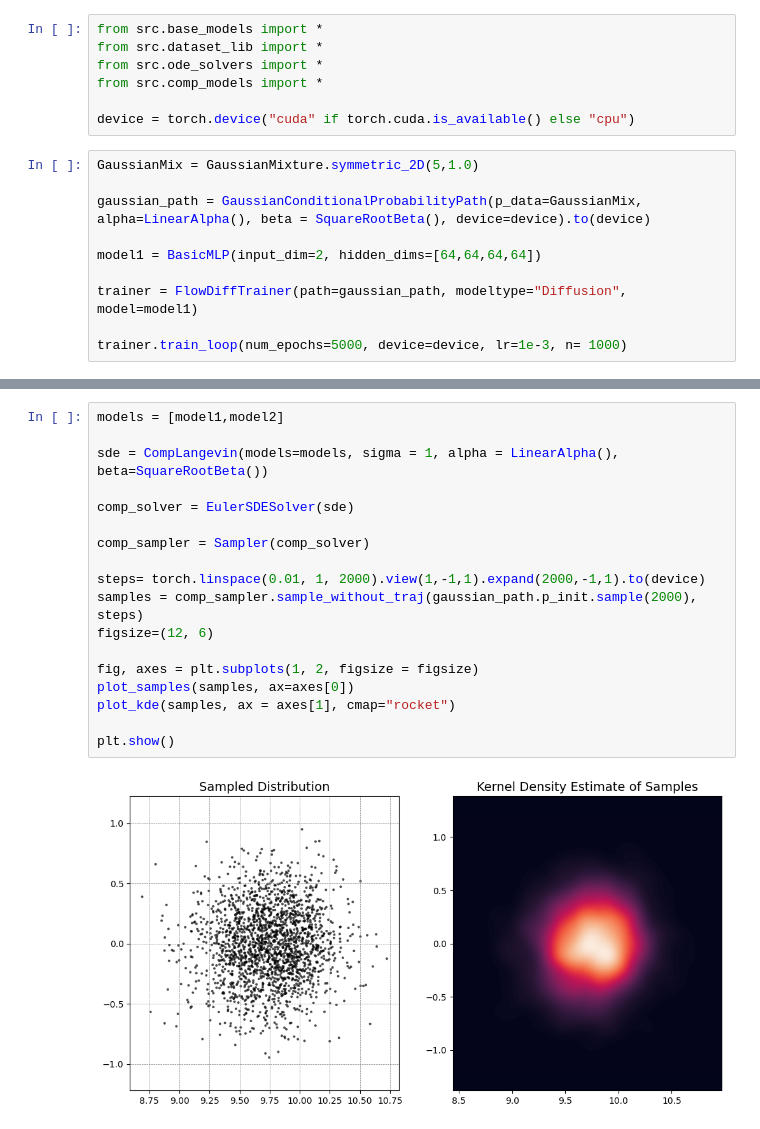
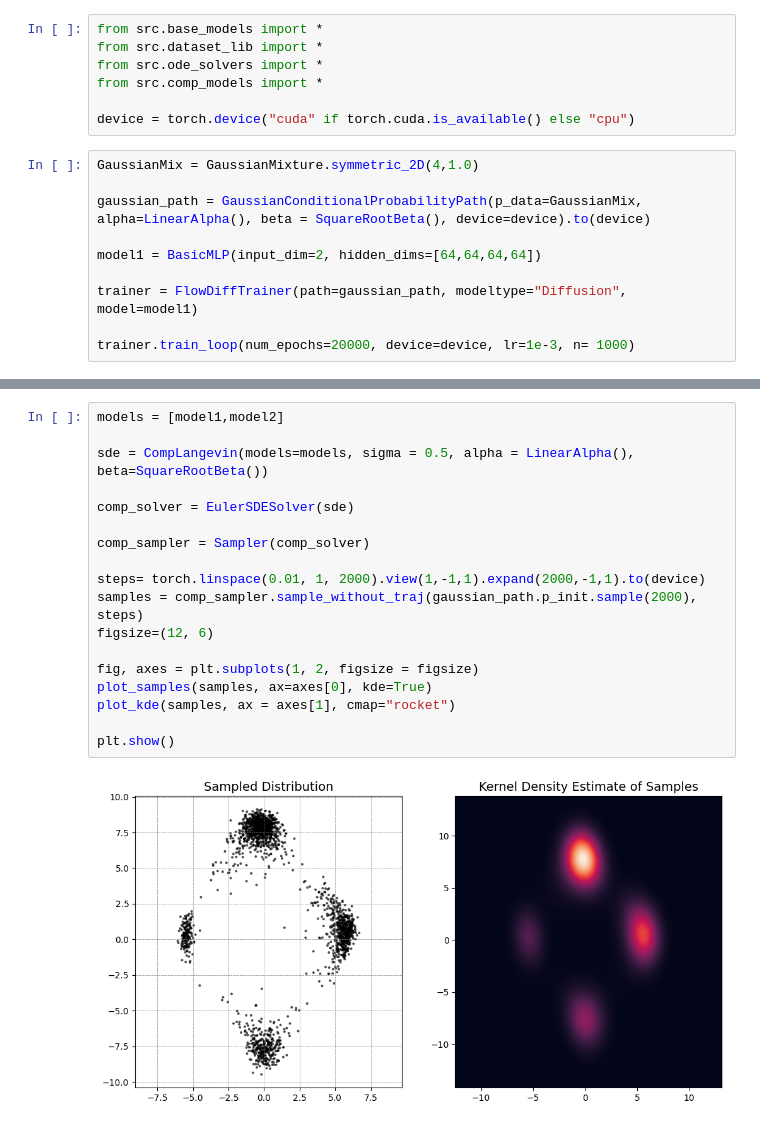
Before and after one commit to Mullerio/Compostional-Generative-Models, a Jupyter notebook: testBasic.ipynb, the cells around one changed output, grey strips where cells are left out. Cells and saved outputs as stored; diff of their text form.

```diff
--- a/testBasic.ipynb
+++ b/testBasic.ipynb
@@ -6,7 +6,7 @@ from src.comp_models import *
 
 device = torch.device("cuda" if torch.cuda.is_available() else "cpu")
 # %%
-GaussianMix = GaussianMixture.symmetric_2D(5,1.0)
+GaussianMix = GaussianMixture.symmetric_2D(4,1.0)
 
 gaussian_path = GaussianConditionalProbabilityPath(p_data=GaussianMix, alpha=LinearAlpha(), beta = SquareRootBeta(), device=device).to(device)
 
@@ -14,5 +14,5 @@ model1 = BasicMLP(input_dim=2, hidden_dims=[64,64,64,64])
 
 trainer = FlowDiffTrainer(path=gaussian_path, modeltype="Diffusion", model=model1)
 
-trainer.train_loop(num_epochs=5000, device=device, lr=1e-3, n= 1000)
+trainer.train_loop(num_epochs=20000, device=device, lr=1e-3, n= 1000)
 # %% [output]
@@ -40,23 +75,23 @@ In Epoch 4000 we have a loss of 8.199403762817383
 # %%
 models = [model1,model2]
 
-sde = CompLangevin(models=models, sigma = 1, alpha = LinearAlpha(), beta=SquareRootBeta())
+sde = CompLangevin(models=models, sigma = 0.5, alpha = LinearAlpha(), beta=SquareRootBeta())
 
 comp_solver = EulerSDESolver(sde)
 
 comp_sampler = Sampler(comp_solver)
 
 steps= torch.linspace(0.01, 1, 2000).view(1,-1,1).expand(2000,-1,1).to(device)
 samples = comp_sampler.sample_without_traj(gaussian_path.p_init.sample(2000), steps)
 figsize=(12, 6)
 
 fig, axes = plt.subplots(1, 2, figsize = figsize)
-plot_samples(samples, ax=axes[0])
+plot_samples(samples, ax=axes[0], kde=True)
 plot_kde(samples, ax = axes[1], cmap="rocket")
 
 plt.show()
 # %% [output]
-[figure, old version]
+[figure, new version]
 # %%
 models = [model2]
 
```
Also changed, not shown: parts of 5 cells of this notebook, 6 other files.
